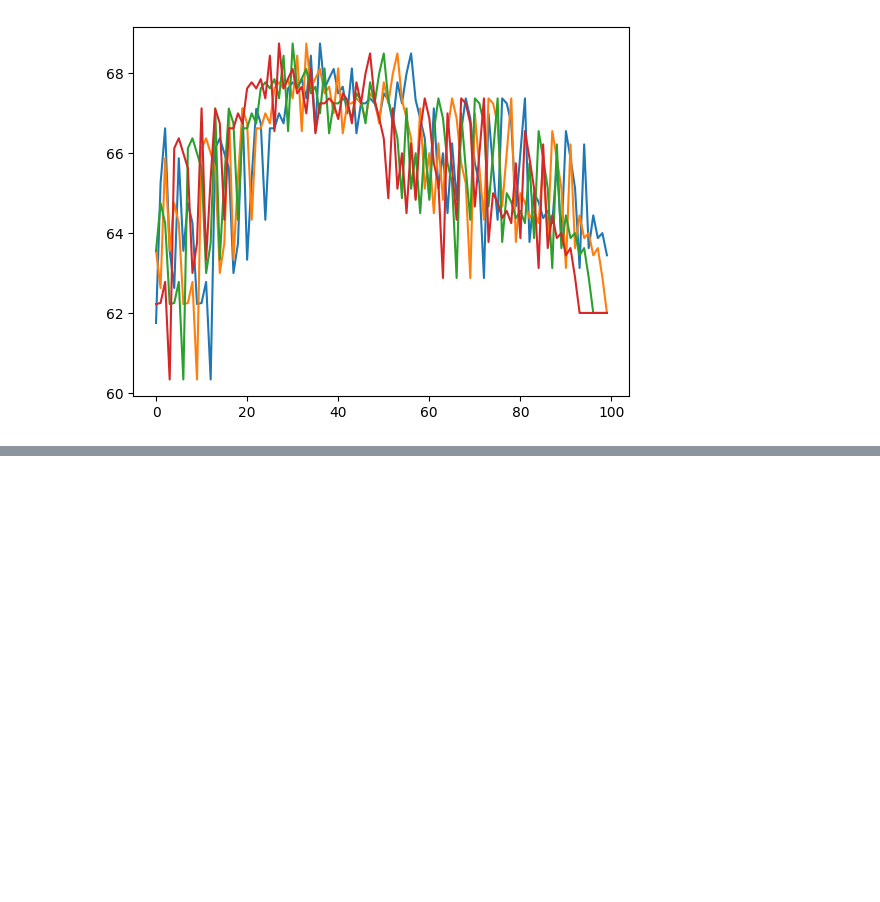
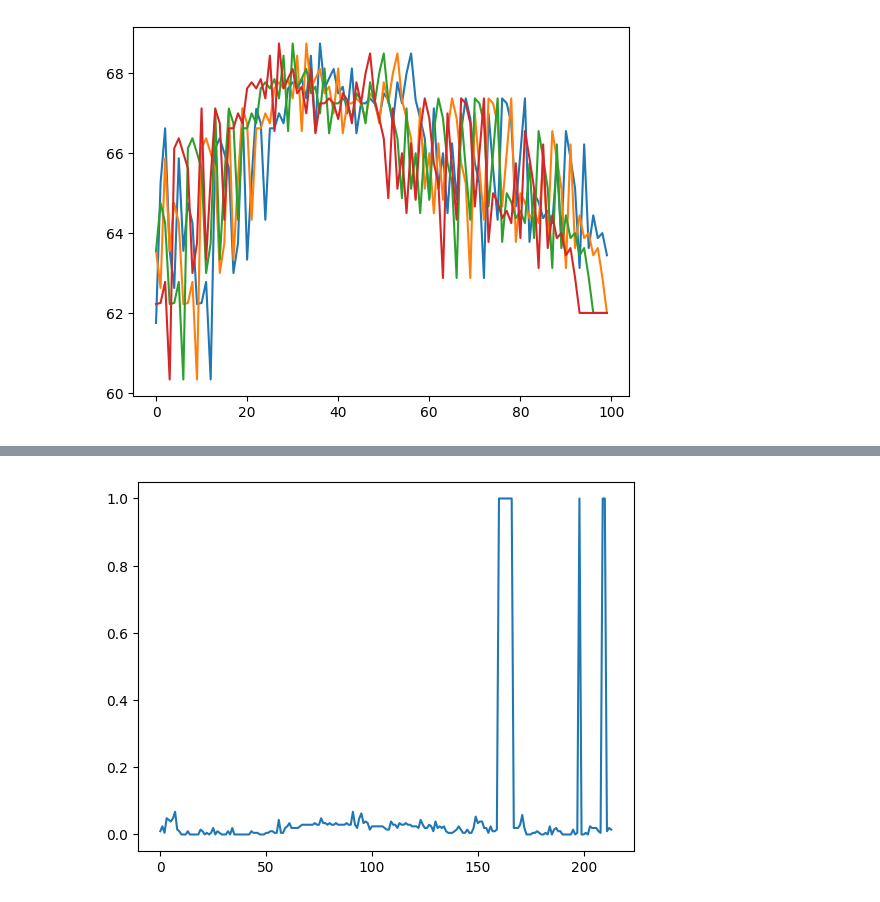
Before and after one commit to Mu-Bilal/Temporal-Graph-MLP-Mixer, a Jupyter notebook: src/TGMM-1/dev/inference_test.ipynb, the cells around one changed output, grey strips where cells are left out. Drawn from its saved outputs; the diff is of its cells as text; code cells hidden in the pictures; blank space fills up the shorter version.

```diff
--- a/src/TGMM-1/dev/inference_test.ipynb
+++ b/src/TGMM-1/dev/inference_test.ipynb
@@ -122,0 +138,10 @@ plt.show()
+# %%
+missing_rates = []
+for batch in tqdm(val_loader):
+    x, y, mask_x, mask_y = batch
+    missing_rate = torch.mean((~mask_y[0, :, 0]).float()).item()  # masky: torch.Size([16, 207, 12])
+    missing_rates.append(missing_rate)
+plt.plot(missing_rates)
+plt.show()
+# %% [output]
+[figure, added]
```
Also changed, not shown: parts of 15 cells of this notebook, 3 other files.
